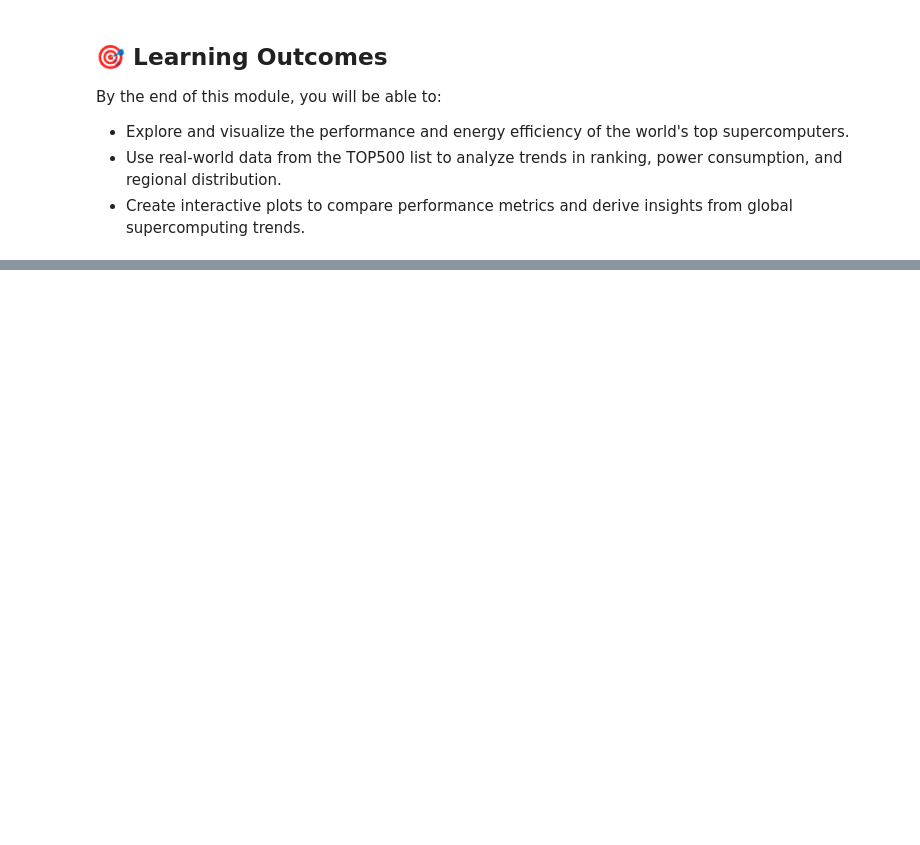
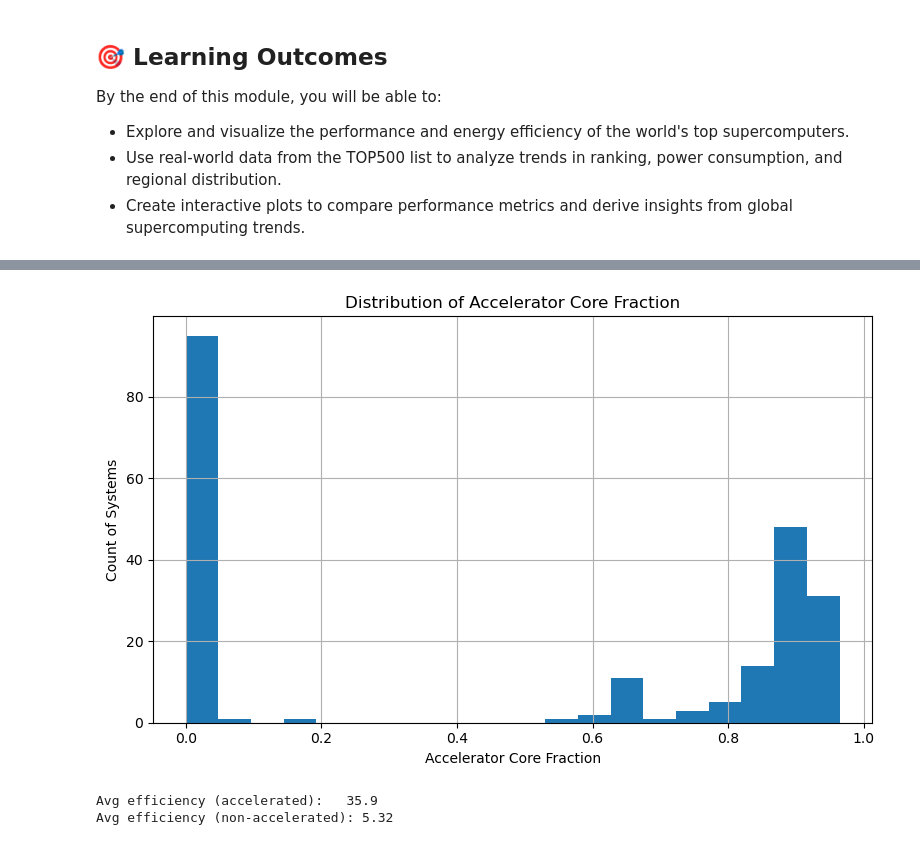
Before and after one commit to charlesWLivelyPhD/DOE_HPC_Bootcamp_2025, a Jupyter notebook: Module_2_NERSC_DOE_HPC_BOOTCAMP2025.ipynb, the cells around one changed output, grey strips where cells are left out. Saved outputs shown, nothing was run; the diff lists cells and outputs as text; code cells hidden in the pictures; blank space fills up the shorter version.

```diff
--- a/Module_2_NERSC_DOE_HPC_BOOTCAMP2025.ipynb
+++ b/Module_2_NERSC_DOE_HPC_BOOTCAMP2025.ipynb
@@ -252,0 +208,32 @@ We have explored the data of the top 500 supercomputers, cleaned it, and visuali
+# %%
+# --- Your Work: Accelerator fraction & comparison ---
+if accel_cores_col and total_cores_col and power_col:
+    tmp = df.copy()
+    tmp = tmp[(tmp[total_cores_col].notna()) & (tmp[total_cores_col] > 0)]
+    tmp["accel_frac"] = (tmp[accel_cores_col].fillna(0)) / tmp[total_cores_col]
+
+    # Reuse efficiency metric if available
+    tmp = tmp[(tmp[power_col].notna()) & (tmp[power_col] > 0)]
+    tmp["efficiency_perf_per_kw"] = tmp[rmax_col] / tmp[power_col]
+
+    # Histogram of accelerator fraction
+    plt.figure()
+    plt.hist(tmp["accel_frac"].dropna(), bins=20)
+    plt.xlabel("Accelerator Core Fraction")
+    plt.ylabel("Count of Systems")
+    plt.title("Distribution of Accelerator Core Fraction")
+    plt.tight_layout()
+    plt.show()
+
+    # Compare efficiency by acceleration
+    is_accel = tmp["accel_frac"] > 0
+    eff_accel = tmp.loc[is_accel, "efficiency_perf_per_kw"].mean()
+    eff_noacc = tmp.loc[~is_accel, "efficiency_perf_per_kw"].mean()
+    print(f"Avg efficiency (accelerated):   {eff_accel:.3g}")
+    print(f"Avg efficiency (non-accelerated): {eff_noacc:.3g}")
+else:
+    print("Needed columns for accelerator analysis not found; skipping.")
+# %% [output]
+[figure, added]
+Avg efficiency (accelerated):   35.9
+Avg efficiency (non-accelerated): 5.32
```
Also changed, not shown: parts of 59 cells of this notebook, 6 other files.
